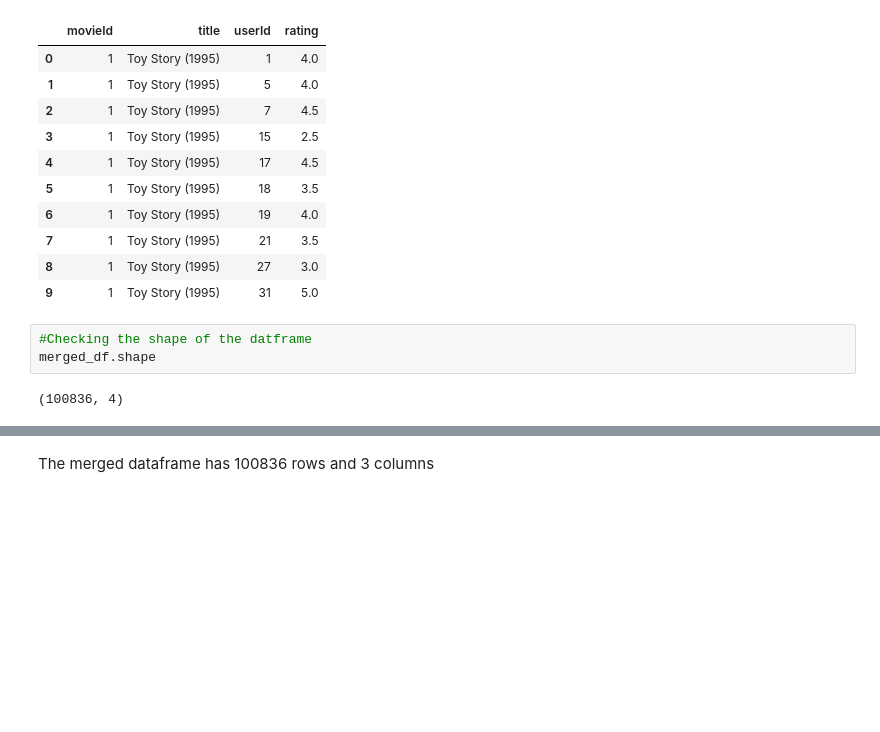
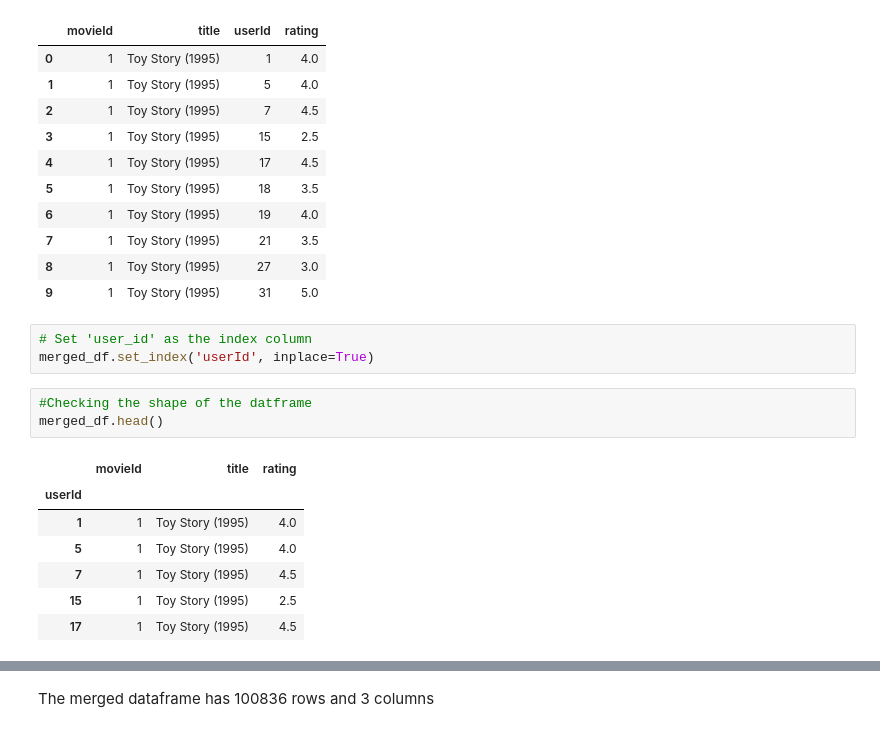
Before and after one commit to linusg46/Movie-recommedation, a Jupyter notebook: Movie.ipynb, the cells around one changed output, grey strips where cells are left out. Saved outputs shown, nothing was run; the diff lists cells and outputs as text; blank space fills up the shorter version.

```diff
--- a/Movie.ipynb
+++ b/Movie.ipynb
@@ -192,11 +205,20 @@ merged_df.head(10)
 | 7 | 1 | Toy Story (1995) | 21 | 3.5 |
 | 8 | 1 | Toy Story (1995) | 27 | 3.0 |
 | 9 | 1 | Toy Story (1995) | 31 | 5.0 |
+# %%
+# Set 'user_id' as the index column
+merged_df.set_index('userId', inplace=True)
 # %%
 #Checking the shape of the datframe
-merged_df.shape
+merged_df.head()
 # %% [output]
-(100836, 4)
+|  | movieId | title | rating |
+| userId |  |  |  |
+| 1 | 1 | Toy Story (1995) | 4.0 |
+| 5 | 1 | Toy Story (1995) | 4.0 |
+| 7 | 1 | Toy Story (1995) | 4.5 |
+| 15 | 1 | Toy Story (1995) | 2.5 |
+| 17 | 1 | Toy Story (1995) | 4.5 |
 # %%
 #Description of the dataframe
 merged_df.describe()
```
Also changed, not shown: parts of 23 cells of this notebook.
